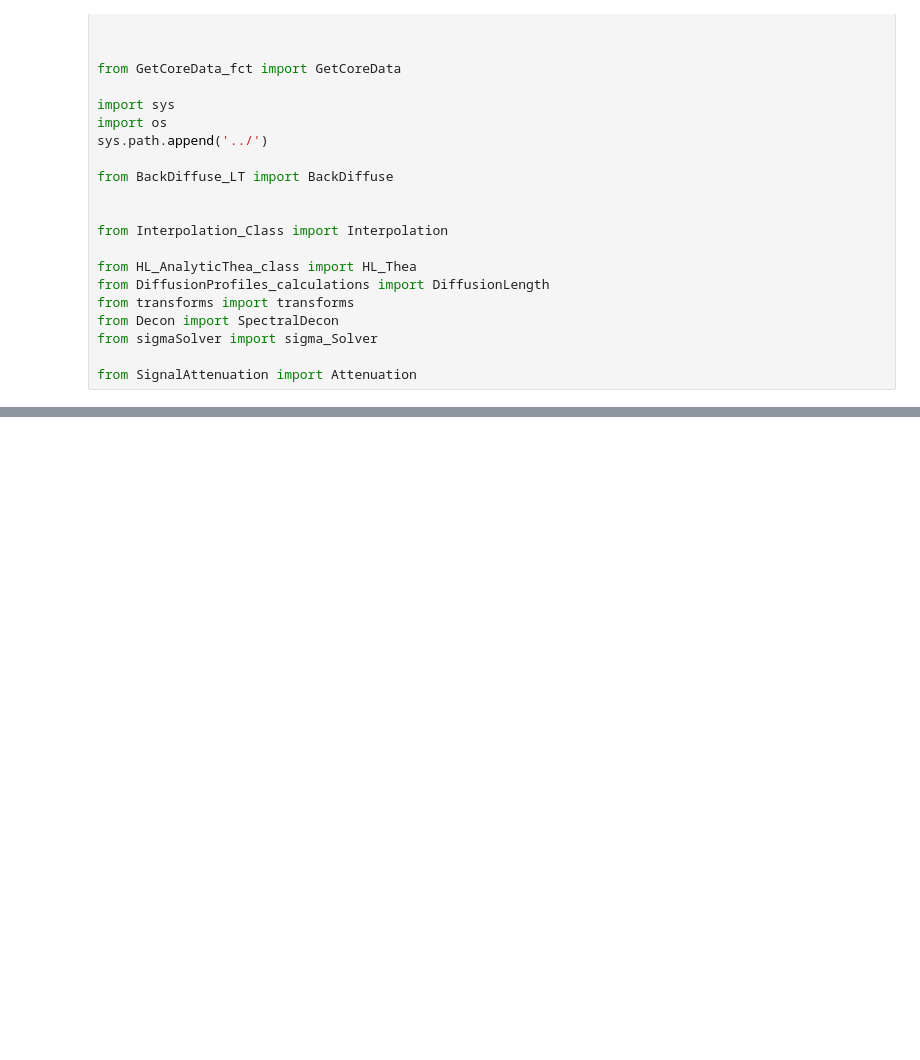
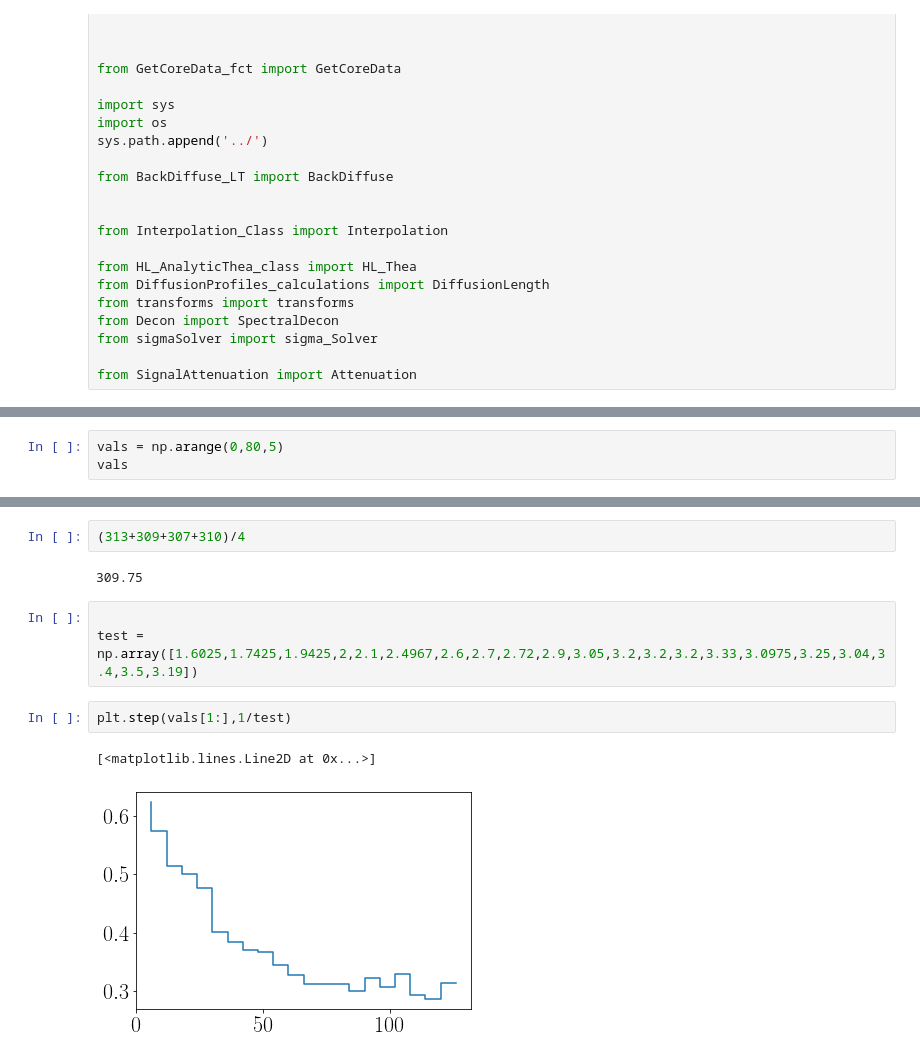
Before and after one commit to TheaQG/AWI_Bcores_Analysis, a Jupyter notebook: SignalAttenuation.ipynb, the cells around one changed output, grey strips where cells are left out. Cells and saved outputs as stored; diff of their text form; blank space fills up the shorter version.

```diff
--- a/SignalAttenuation.ipynb
+++ b/SignalAttenuation.ipynb
@@ -171,0 +224,3 @@ Pk4Max
+# %%
+vals = np.arange(0,80,5)
+vals
@@ -171,0 +349,12 @@ Pk4Max
+# %%
+(313+309+307+310)/4
+# %% [output]
+309.75
+# %%
+
+test = np.array([1.6025,1.7425,1.9425,2,2.1,2.4967,2.6,2.7,2.72,2.9,3.05,3.2,3.2,3.2,3.33,3.0975,3.25,3.04,3.4,3.5,3.19])
+# %%
+plt.step(vals[1:],1/test)
+# %% [output]
+[<matplotlib.lines.Line2D at 0x...>]
+[figure, added]
```
Also changed, not shown: parts of 18 cells of this notebook, 1 other file.
